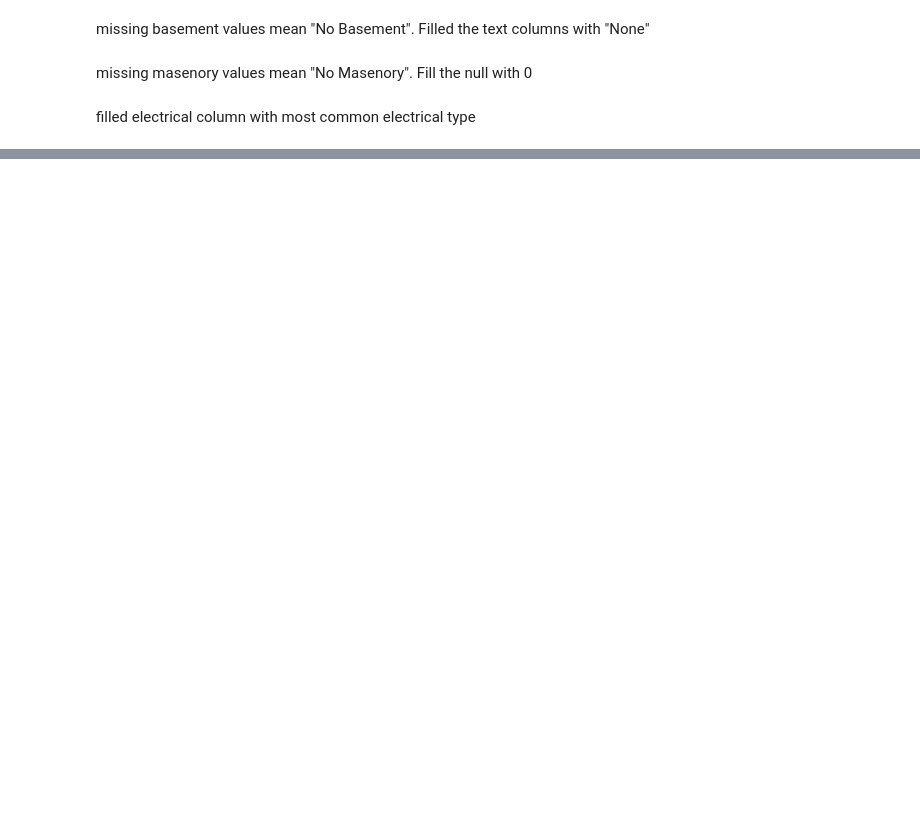
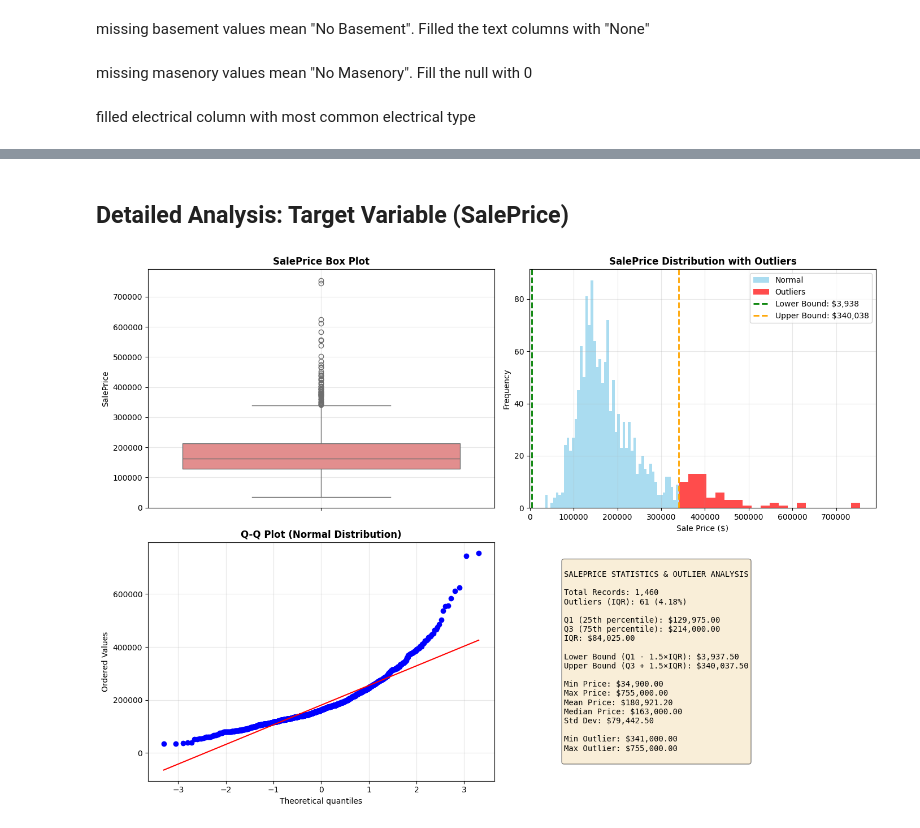
Before and after one commit to Dreamix-Hub/EDA_projects, a Jupyter notebook: house_price_prediction_eda.ipynb, the cells around one changed output, grey strips where cells are left out. Drawn from its saved outputs; the diff is of its cells as text; code cells hidden in the pictures; blank space fills up the shorter version.

```diff
--- a/house_price_prediction_eda.ipynb
+++ b/house_price_prediction_eda.ipynb
@@ -227,0 +329,69 @@ df["Electrical"] = df["Electrical"].fillna(df["Electrical"].mode()[0])
+# %% [markdown]
+## Detailed Analysis: Target Variable (SalePrice)
+# %%
+# Detailed analysis of SalePrice outliers
+fig, axes = plt.subplots(2, 2, figsize=(14, 10))
+
+# 1. Box plot
+sns.boxplot(y=df['SalePrice'], ax=axes[0, 0], color='lightcoral')
+axes[0, 0].set_title('SalePrice Box Plot', fontweight='bold', fontsize=12)
+axes[0, 0].grid(True, alpha=0.3)
+
+# 2. Distribution with outliers highlighted
+Q1 = df['SalePrice'].quantile(0.25)
+Q3 = df['SalePrice'].quantile(0.75)
+IQR = Q3 - Q1
+lower_bound = Q1 - 1.5 * IQR
+upper_bound = Q3 + 1.5 * IQR
+
+outlier_mask = (df['SalePrice'] < lower_bound) | (df['SalePrice'] > upper_bound)
+axes[0, 1].hist(df.loc[~outlier_mask, 'SalePrice'], bins=50, alpha=0.7, label='Normal', color='skyblue')
+axes[0, 1].hist(df.loc[outlier_mask, 'SalePrice'], bins=20, alpha=0.7, label='Outliers', color='red')
+axes[0, 1].axvline(lower_bound, color='green', linestyle='--', linewidth=2, label=f'Lower Bound: ${lower_bound:,.0f}')
+axes[0, 1].axvline(upper_bound, color='orange', linestyle='--', linewidth=2, label=f'Upper Bound: ${upper_bound:,.0f}')
+axes[0, 1].set_title('SalePrice Distribution with Outliers', fontweight='bold', fontsize=12)
+axes[0, 1].set_xlabel('Sale Price ($)')
+axes[0, 1].set_ylabel('Frequency')
+axes[0, 1].legend()
+axes[0, 1].grid(True, alpha=0.3)
+
+# 3. Q-Q Plot
+from scipy.stats import probplot
+probplot(df['SalePrice'], dist="norm", plot=axes[1, 0])
+axes[1, 0].set_title('Q-Q Plot (Normal Distribution)', fontweight='bold', fontsize=12)
+axes[1, 0].grid(True, alpha=0.3)
+
+# 4. Statistics table
+stats_text = f"""
+SALEPRICE STATISTICS & OUTLIER ANALYSIS
+
+Total Records: {len(df):,}
+Outliers (IQR): {outlier_mask.sum()} ({(outlier_mask.sum()/len(df)*100):.2f}%)
+
+Q1 (25th percentile): ${Q1:,.2f}
+Q3 (75th percentile): ${Q3:,.2f}
+IQR: ${IQR:,.2f}
+
+Lower Bound (Q1 - 1.5×IQR): ${lower_bound:,.2f}
+Upper Bound (Q3 + 1.5×IQR): ${upper_bound:,.2f}
+
+Min Price: ${df['SalePrice'].min():,.2f}
+Max Price: ${df['SalePrice'].max():,.2f}
+Mean Price: ${df['SalePrice'].mean():,.2f}
+Median Price: ${df['SalePrice'].median():,.2f}
+Std Dev: ${df['SalePrice'].std():,.2f}
+
+Min Outlier: ${df.loc[outlier_mask, 'SalePrice'].min():,.2f}
+Max Outlier: ${df.loc[outlier_mask, 'SalePrice'].max():,.2f}
+"""
+
+axes[1, 1].text(0.1, 0.5, stats_text, fontfamily='monospace', fontsize=10,
+                verticalalignment='center', bbox=dict(boxstyle='round', facecolor='wheat', alpha=0.5))
+axes[1, 1].axis('off')
+
+plt.tight_layout()
+plt.show()
+
+print(stats_text)
+# %% [output]
+[figure, added]
```
Also changed, not shown: parts of 11 cells of this notebook.
